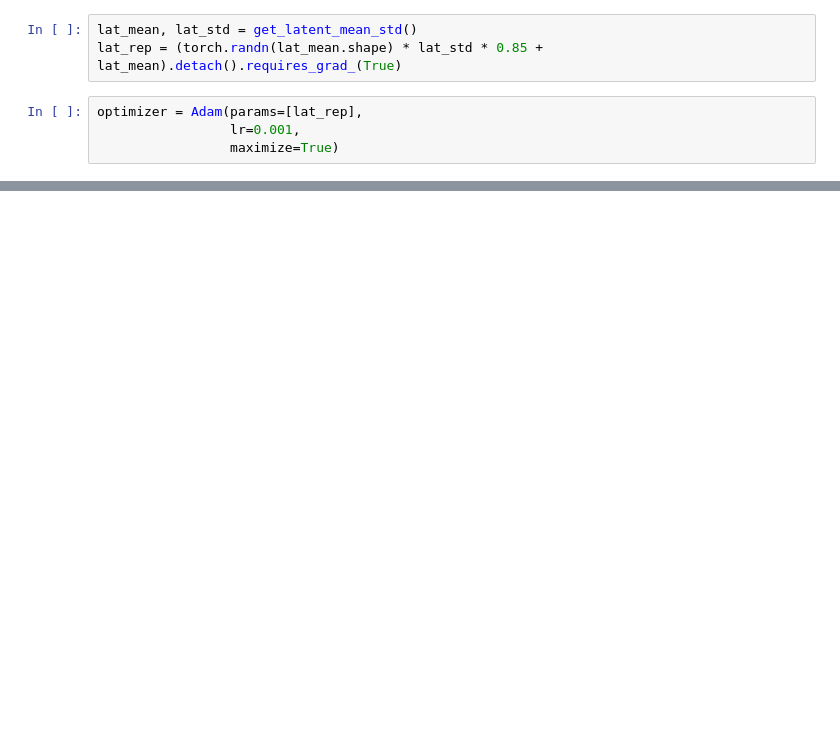
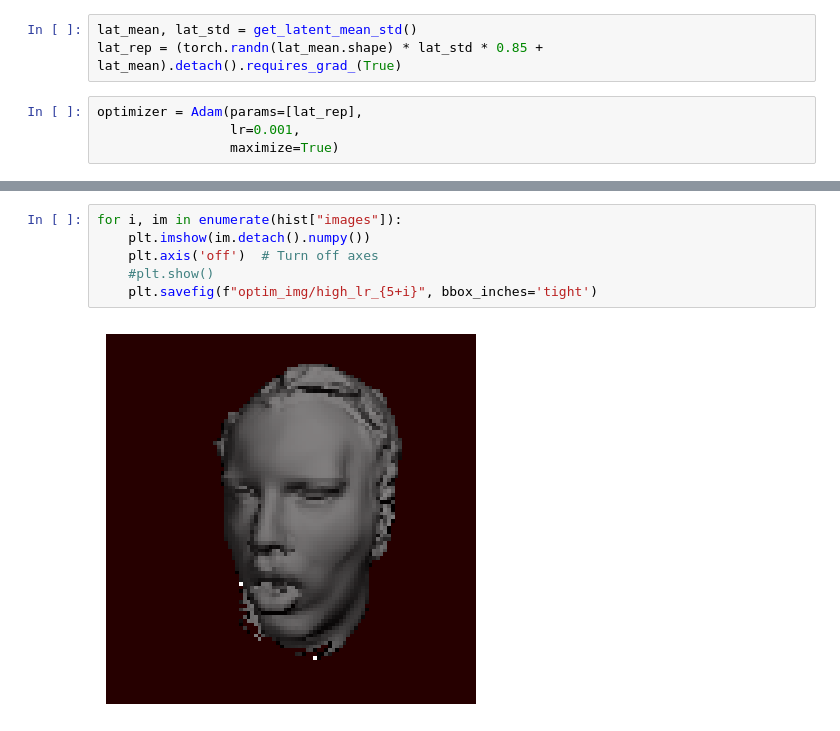
Before and after one commit to kasothaphie/Text2Head, a Jupyter notebook: NPHM-main/pipelining.ipynb, the cells around one changed output, grey strips where cells are left out. Drawn from its saved outputs; the diff is of its cells as text; blank space fills up the shorter version.

```diff
--- a/NPHM-main/pipelining.ipynb
+++ b/NPHM-main/pipelining.ipynb
@@ -34,0 +58,8 @@ plt.close()
+# %%
+for i, im in enumerate(hist["images"]):
+    plt.imshow(im.detach().numpy())
+    plt.axis('off')  # Turn off axes
+    #plt.show()
+    plt.savefig(f"optim_img/high_lr_{5+i}", bbox_inches='tight')
+# %% [output]
+[figure, added]
```
Also changed, not shown: parts of 12 cells of this notebook, 5 other files.
